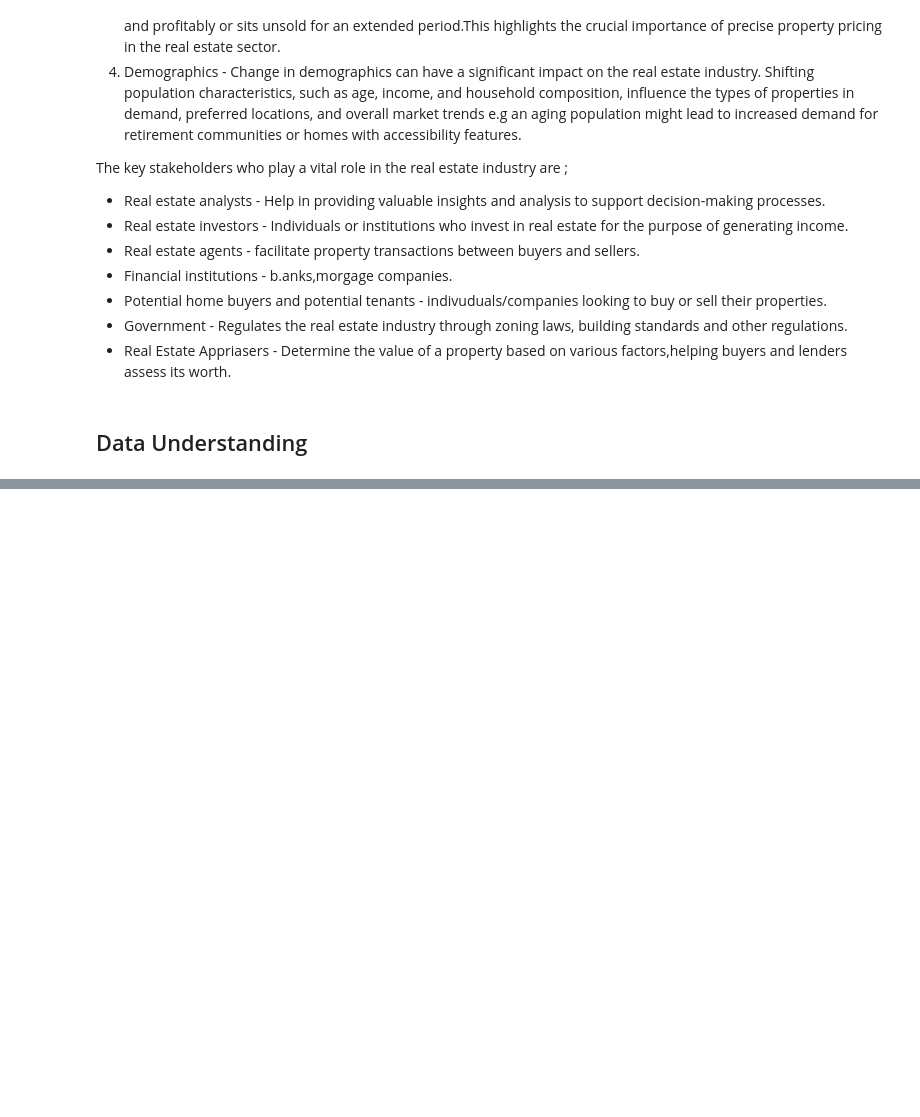
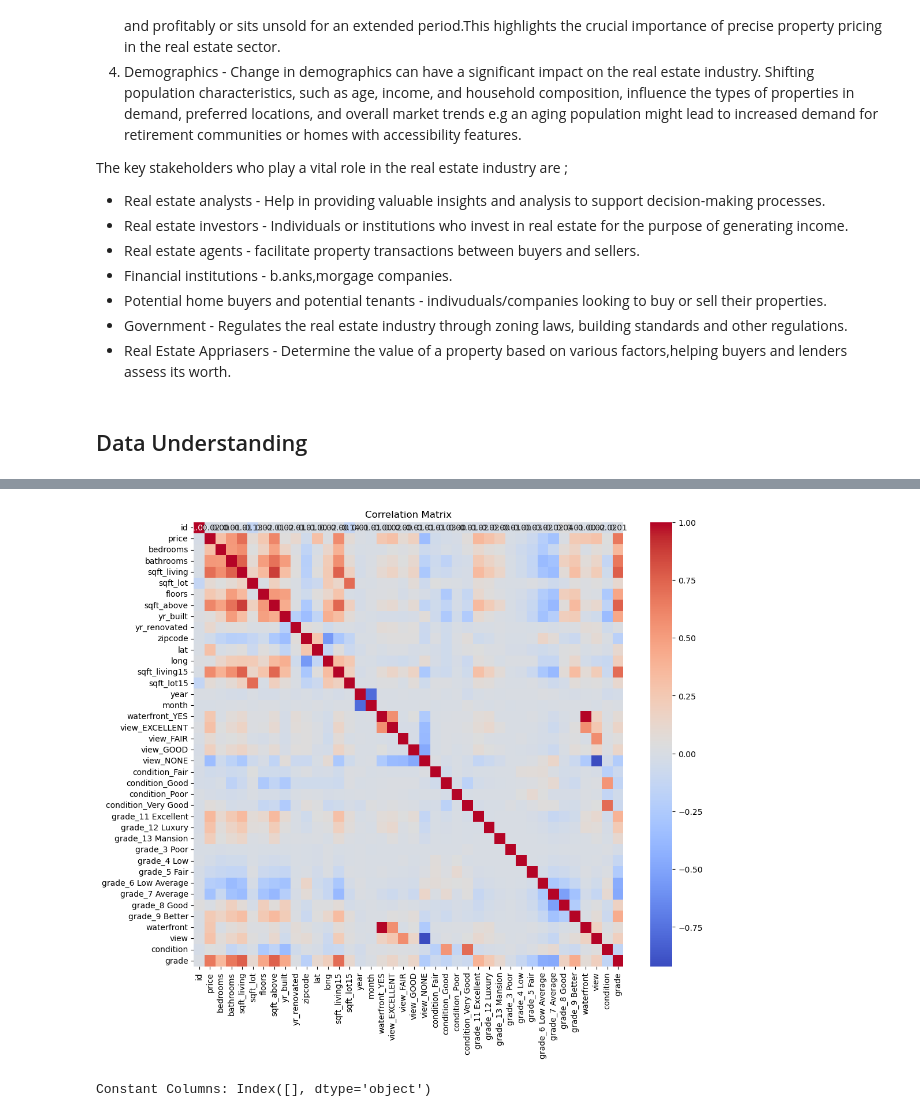
Before and after one commit to Beatrice-Kariuki/Sharing-Project-Phase-2, a Jupyter notebook: student.ipynb, the cells around one changed output, grey strips where cells are left out. Drawn from its saved outputs; the diff is of its cells as text; code cells hidden in the pictures; blank space fills up the shorter version.

```diff
--- a/student.ipynb
+++ b/student.ipynb
@@ -58,0 +151,10 @@ KC.head()
+# %%
+# Converting 'date' column to datetime
+KC['date'] = pd.to_datetime(KC['date'])
+
+KC['year'] = KC['date'].dt.year
+KC['month'] = KC['date'].dt.month
+KC = KC.drop('date', axis=1)
+
+# Check the resulting DataFrame
+print(KC.head())
@@ -58,0 +179,24 @@ KC.head()
+# %%
+# Performing one-hot encoding for categorical columns
+categorical_columns = ['waterfront', 'view', 'condition', 'grade']
+KC_encoded = pd.get_dummies(KC, columns=categorical_columns, drop_first=True)
+# %%
+# Mapping numerical values for 'waterfront' column
+KC_encoded['waterfront'] = KC['waterfront'].map({'NO': 0, 'YES': 1})
+
+# Mapping numerical values for 'view' column
+view_mapping = {'NONE': 0, 'GOOD': 1, 'EXCELLENT': 2, 'AVERAGE': 3, 'FAIR': 4}
+KC_encoded['view'] = KC['view'].map(view_mapping)
+
+# Mapping numerical values for 'condition' column
+condition_mapping = {'Poor': 1, 'Fair': 2, 'Average': 3, 'Good': 4, 'Very Good': 5}
+KC_encoded['condition'] = KC['condition'].map(condition_mapping)
+
+# Mapping numerical values for 'grade' column
+grade_mapping = {'3 Poor': 1, '4 Low': 2, '5 Fair': 3, '6 Low Average': 4, '7 Average': 5,
+                 '8 Good': 6, '9 Better': 7, '10 Very Good': 8, '11 Excellent': 9,
+                 '12 Luxury': 10, '13 Mansion': 11}
+KC_encoded['grade'] = KC['grade'].map(grade_mapping)
+# %%
+# Converting all columns to numerical
+KC_encoded = KC_encoded.apply(pd.to_numeric, errors='ignore')
@@ -58,0 +328,18 @@ KC.head()
+# %%
+import seaborn as sns
+import matplotlib.pyplot as plt
+
+correlation_matrix = KC_encoded.corr()
+
+plt.figure(figsize=(12, 10))
+sns.heatmap(correlation_matrix, cmap='coolwarm', annot=True, fmt=".2f")
+plt.title("Correlation Matrix")
+plt.show()
+# %% [output]
+[figure, added]
+# %%
+# Checking for constant columns
+constant_columns = KC_encoded.columns[KC_encoded.nunique() == 1]
+print("Constant Columns:", constant_columns)
+# %% [output]
+Constant Columns: Index([], dtype='object')
```
Also changed, not shown: parts of 33 cells of this notebook.
